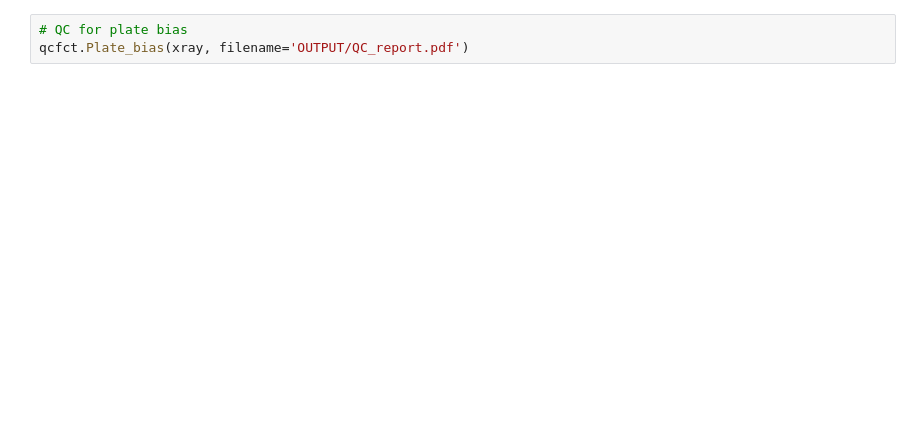
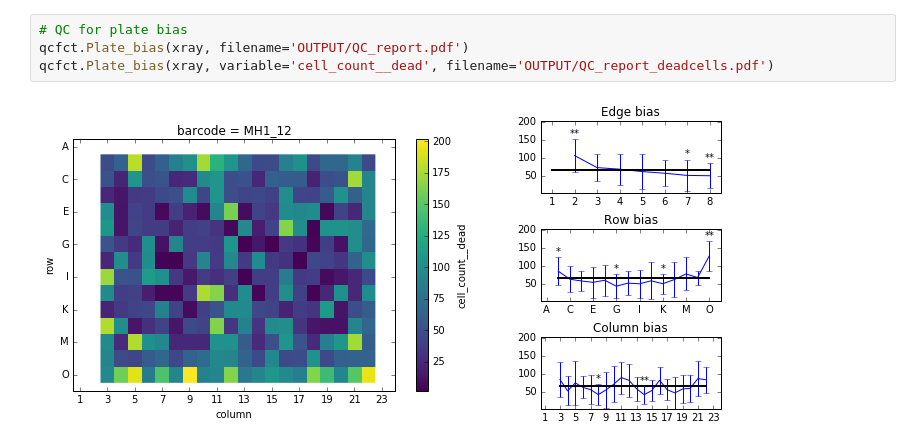
Before and after one commit to datarail/datarail, a Jupyter notebook: examplars/QC_drug_response.ipynb, the cells around one changed output. Cells and saved outputs as stored; diff of their text form; blank space fills up the shorter version.

```diff
--- a/examplars/QC_drug_response.ipynb
+++ b/examplars/QC_drug_response.ipynb
@@ -49,3 +51,6 @@ Attributes:
 # %%
 # QC for plate bias
 qcfct.Plate_bias(xray, filename='OUTPUT/QC_report.pdf')
+qcfct.Plate_bias(xray, variable='cell_count__dead', filename='OUTPUT/QC_report_deadcells.pdf')
+# %% [output]
+[figure, added]
```
Also changed, not shown: parts of 3 cells of this notebook, 6 other files.
